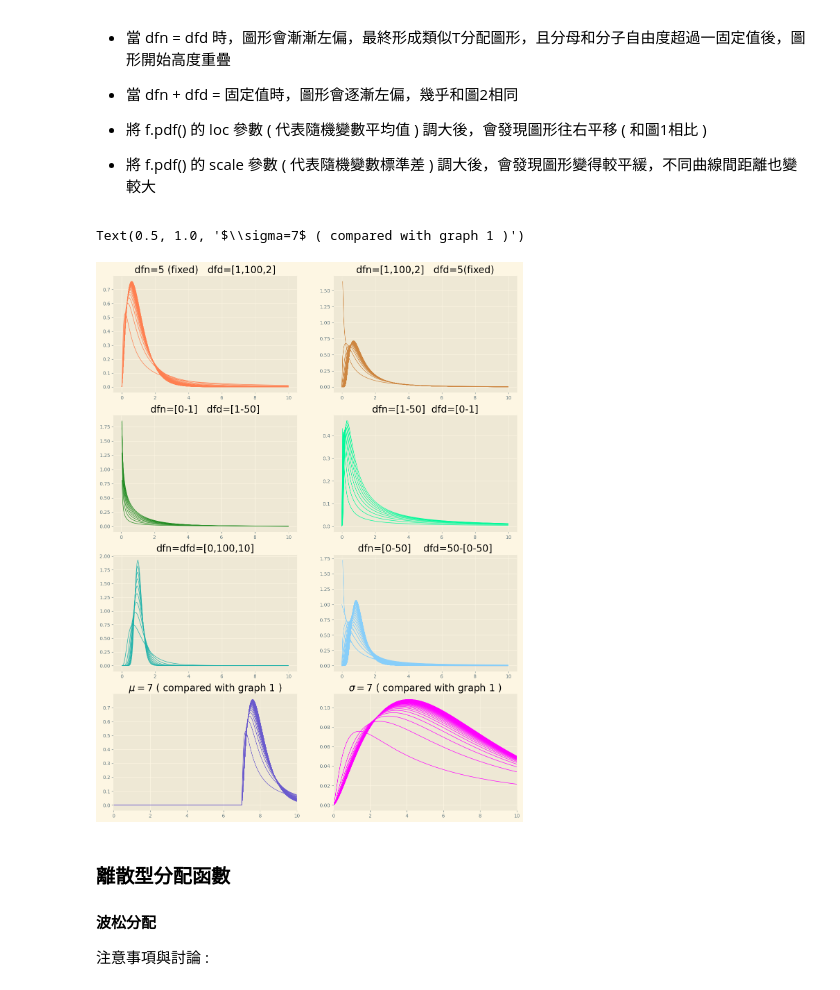
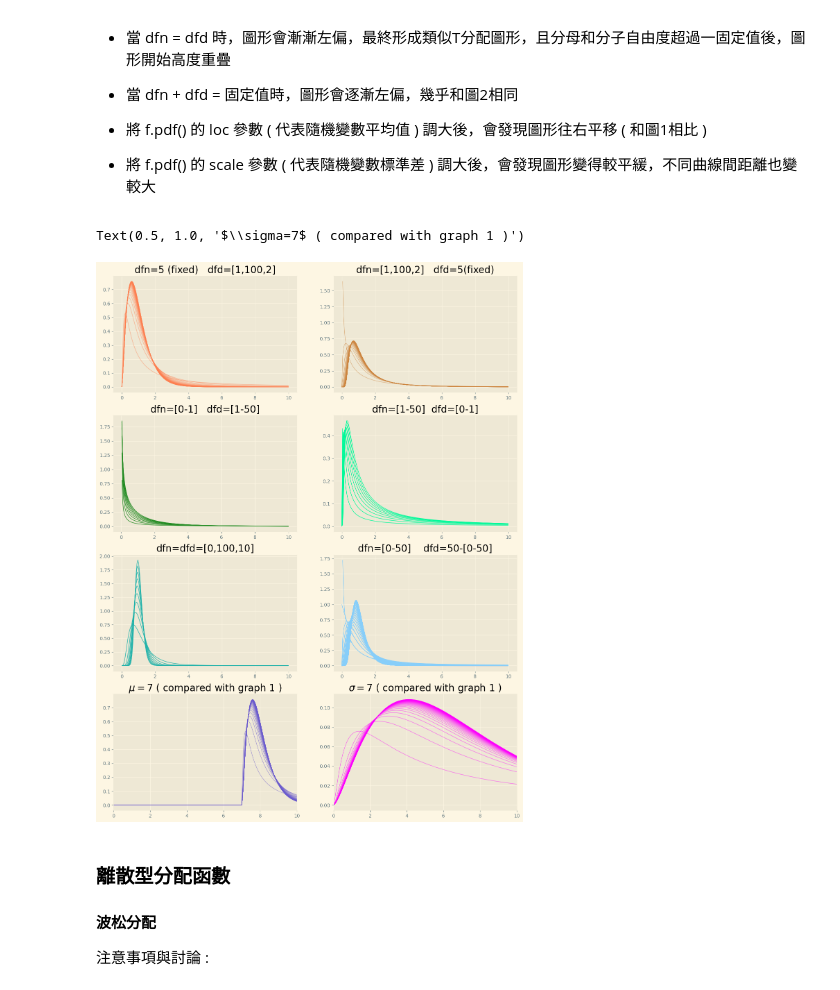
Before and after one commit to Simmonslin/PyStatistics, a Jupyter notebook: 410977095_hw3.ipynb, the cells around one changed output. Saved outputs shown, nothing was run; the diff lists cells and outputs as text; code cells hidden in the pictures.

```diff
--- a/410977095_hw3.ipynb
+++ b/410977095_hw3.ipynb
@@ -268,38 +269,38 @@ y_f5 = f.pdf(x.reshape(-1, 1), np.arange(0, 100, 10), np.arange(0, 100, 10))
 y_f6 = f.pdf(x.reshape(-1, 1), np.arange(0, 50, 1), 50-np.arange(0, 50, 1))
 y_f7 = f.pdf(x.reshape(-1, 1), 5, np.arange(1, 100, 2), loc=7)
 y_f8 = f.pdf(x.reshape(-1, 1), 5, np.arange(1, 100, 2), scale=7)
 
 
-axes[0][0].plot(x, y_f1, linewidth=1, color="coral")
+axes[0][0].plot(x, y_f1, linewidth=1, color="coral",alpha=0.5)
 axes[0][0].set_title("dfn=5 (fixed)   dfd=[1,100,2]", fontsize=20)
 
-axes[0][1].plot(x, y_f2, linewidth=1, color="peru")
+axes[0][1].plot(x, y_f2, linewidth=1, color="peru",alpha=0.5)
 axes[0][1].set_title("dfn=[1,100,2]   dfd=5(fixed)", fontsize=20)
 
 axes[1][0].plot(x, y_f3, linewidth=1, color="forestgreen")
 axes[1][0].set_title("dfn=[0-1]   dfd=[1-50]", fontsize=20)
 
 axes[1][1].plot(x, y_f4, linewidth=1, color="mediumspringgreen")
 axes[1][1].set_title("dfn=[1-50]  dfd=[0-1]", fontsize=20)
 
 axes[2][0].plot(x, y_f5, linewidth=1, color="lightseagreen")
 axes[2][0].set_title("dfn=dfd=[0,100,10]", fontsize=20)
 
 axes[2][1].plot(x, y_f6, linewidth=1, color="lightskyblue")
 axes[2][1].set_title("dfn=[0-50]    dfd=50-[0-50]", fontsize=20)
 
 
-axes[3][0].plot(x, y_f7, color="slateblue", linewidth=1)
+axes[3][0].plot(x, y_f7, color="slateblue", linewidth=1,alpha=0.5)
 axes[3][0].set_xlim([0, 10])
 axes[3][0].set_title("$\mu=7$ ( compared with graph 1 )", fontsize=20)
 
 
-axes[3][1].plot(x, y_f8, linewidth=1, color="fuchsia")
+axes[3][1].plot(x, y_f8, linewidth=1, color="fuchsia",alpha=0.5)
 axes[3][1].set_xlim([0, 10])
 axes[3][1].set_title("$\sigma=7$ ( compared with graph 1 )", fontsize=20)
 # %% [output]
 Text(0.5, 1.0, '$\\sigma=7$ ( compared with graph 1 )')
-[figure, old version]
+[figure, new version]
 # %% [markdown]
 ### 離散型分配函數
 
```
Also changed, not shown: parts of 3 cells of this notebook.
